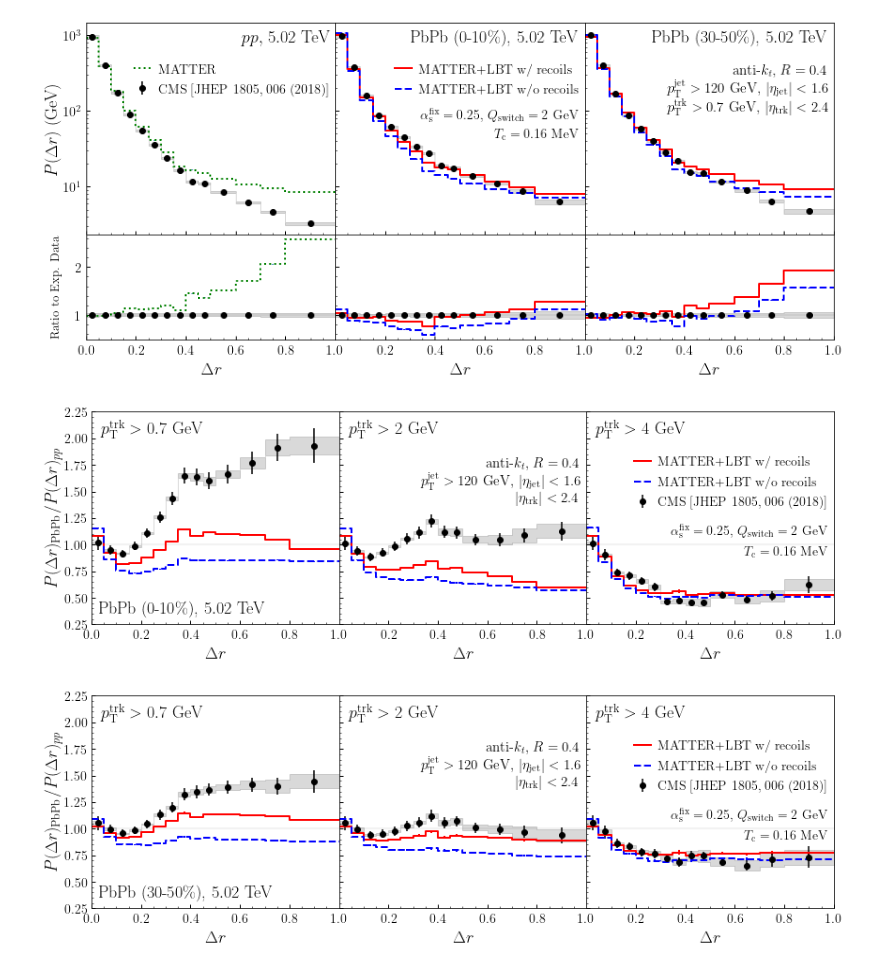
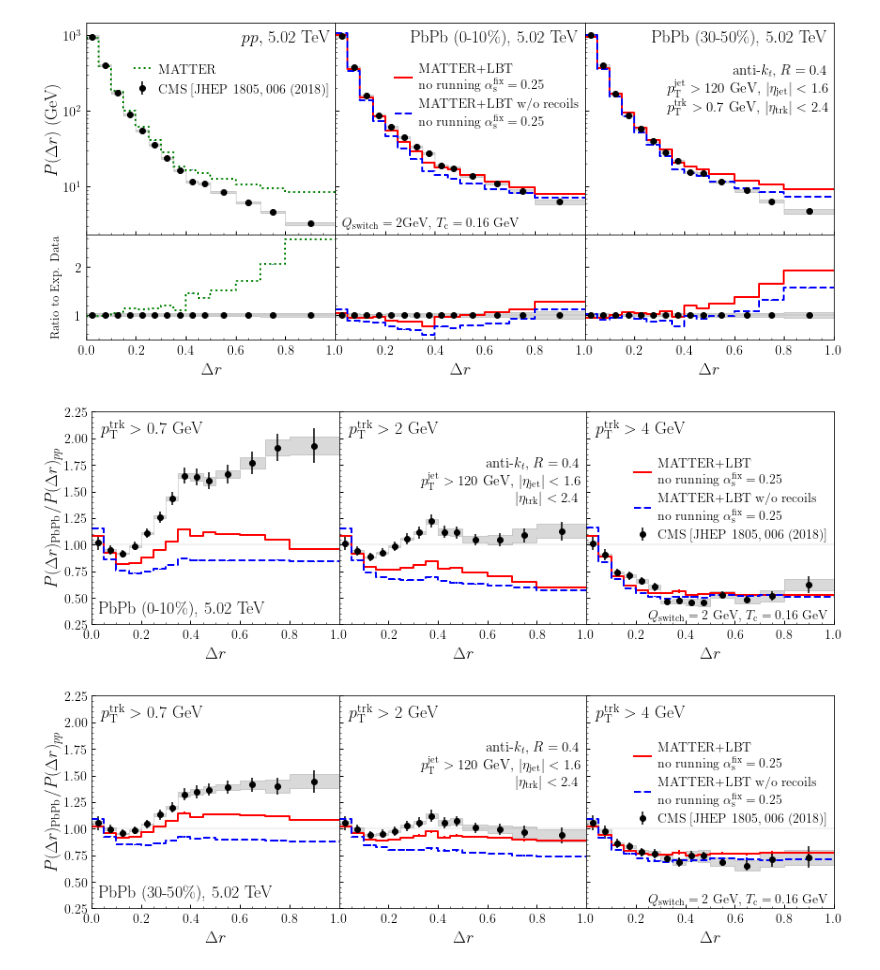
Before and after one commit to yasukitachibana/AAPaperJetAnalysis, a Jupyter notebook: gen_plot/cms_5tev_jet_shape.ipynb, the cells around one changed output. Drawn from its saved outputs; the diff is of its cells as text; code cells hidden in the pictures.

```diff
--- a/gen_plot/cms_5tev_jet_shape.ipynb
+++ b/gen_plot/cms_5tev_jet_shape.ipynb
@@ -110,10 +110,10 @@ ydstep = np.append(datad[:,3],datad[-1,3])
 ydsysp = np.append(datad[:,6],datad[-1,6])
 ydsysm = np.append(datad[:,7],datad[-1,7])
 
-ax2.step(x1step, y1step, where='post', label='MATTER+LBT w/ recoils', color='red',linewidth = 2)
+ax2.step(x1step, y1step, where='post', label='MATTER+LBT\n no running '+r'$\alpha^{\mathrm{fix}}_{\mathrm{s}}=0.25$', color='red',linewidth = 2)
 ax2.errorbar(x1, y1, yerr=y1err, marker="", linestyle="none", color='red',linewidth = 2)
 
-ax2.step(x2step, y2step, where='post', label='MATTER+LBT w/o recoils', linestyle='dashed', color='blue',linewidth = 2)
+ax2.step(x2step, y2step, where='post', label='MATTER+LBT w/o recoils\n no running '+r'$\alpha^{\mathrm{fix}}_{\mathrm{s}}=0.25$', linestyle='dashed', color='blue',linewidth = 2)
 ax2.errorbar(x2, y2, yerr=y2err, marker="", linestyle="none", color='blue',linewidth = 2)
 
 ax2.errorbar(xd, yd, yerr=yderr, marker="o", linestyle="none", color = 'black')
@@ -186,8 +186,7 @@ ax6.errorbar(xd, yd/yd, yerr=yderr/yd, marker="o", linestyle="none", color = 'bl
 ax6.fill_between(xdstep, (ydstep+ydsysm)/ydstep, (ydstep+ydsysp)/ydstep, step='post', color='k', alpha=0.15)
 
 ax3.text(0.975, 100, r'anti-$k_t$, $R=0.4$'+'\n'+r'$p_{\mathrm{T}}^{\mathrm{jet}}>120$ GeV, $|\eta_{\mathrm {jet}}|<1.6$'+'\n'+r'$p_{\mathrm{T}}^{\mathrm{trk}}>0.7$ GeV, $|\eta_{\mathrm {trk}}|<2.4$', fontsize = 15, ha = 'right')
-ax2.text(0.975, 80, r'$\alpha_{\mathrm{s}}^{\mathrm{fix}}=0.25$, $Q_{\mathrm{switch}}=2$ GeV', fontsize = 14, ha = 'right')
-ax2.text(0.975, 45, r'$T_{\mathrm{c}}=0.16$ MeV', fontsize = 14, ha = 'right')
+ax2.text(0.025, 3, r'$Q_{\mathrm{switch}}=2 \mathrm{GeV},\,T_{\mathrm{c}}=0.16$ GeV', fontsize = 14, ha = 'left')
 
 ax1.legend(bbox_to_anchor=(1.05, 0.9), borderaxespad=1,handlelength=1.3, handletextpad=0.5,loc='upper right', fontsize=14,edgecolor='none', frameon=True, facecolor='none')
 ax2.legend(bbox_to_anchor=(1.05, 0.9), borderaxespad=1,handlelength=1.3, handletextpad=0.5,loc='upper right', fontsize=14,edgecolor='none', frameon=True, facecolor='none')
@@ -195,7 +194,7 @@ ax2.legend(bbox_to_anchor=(1.05, 0.9), borderaxespad=1,handlelength=1.3, handlet
 plt.tight_layout()
 plt.savefig("jetshape.pdf")
 # %% [output]
-[figure, old version]
+[figure, new version]
 # %%
 fig, axs = plt.subplots(1, 3, figsize=(12, 4), sharex='col', sharey='row',
                         gridspec_kw={'hspace': 0, 'wspace': 0})
@@ -340,39 +339,39 @@ y2step = np.append(data2[:,3],data2[-1,3])
 
 xd = datad[:,0]
 yd = datad[:,3]
 yderr = datad[:,4]
 xdstep = np.append(datad[:,1],datad[-1,2])
 ydstep = np.append(datad[:,3],datad[-1,3])
 
 ydsysp = np.append(datad[:,6],datad[-1,6])
 ydsysm = np.append(datad[:,7],datad[-1,7])
 
-ax3.step(x1step, y1step, where='post', label='MATTER+LBT w/ recoils', color='red',linewidth = 2)
+ax3.step(x1step, y1step, where='post', label='MATTER+LBT\n no running '+r'$\alpha^{\mathrm{fix}}_{\mathrm{s}}=0.25$', color='red',linewidth = 2)
 ax3.errorbar(x1, y1, yerr=y1err, marker="", linestyle="none", color='red',linewidth = 2)
 
-ax3.step(x2step, y2step, where='post', label='MATTER+LBT w/o recoils', linestyle='dashed', color='blue',linewidth = 2)
+ax3.step(x2step, y2step, where='post', label='MATTER+LBT w/o recoils\n no running '+r'$\alpha^{\mathrm{fix}}_{\mathrm{s}}=0.25$', linestyle='dashed', color='blue',linewidth = 2)
 ax3.errorbar(x2, y2, yerr=y2err, marker="", linestyle="none", color='blue',linewidth = 2)
 
 ax3.errorbar(xd, yd, yerr=yderr, marker="o", linestyle="none", color = 'black',label='CMS [JHEP 1805, 006 (2018)]')
 ax3.fill_between(xdstep, ydstep+ydsysm, ydstep+ydsysp, step='post', color='black', alpha=0.15)
 
 
+
 ######################################################################
 #######
 ax2.text(0.975, 1.4, r'anti-$k_t$, $R=0.4$'+'\n'+r'$p_{\mathrm{T}}^{\mathrm{jet}}>120$ GeV, $|\eta_{\mathrm {jet}}|<1.6$'+'\n'+r'$|\eta_{\mathrm {trk}}|<2.4$', fontsize = 15, ha = 'right')
-ax3.text(0.975, 1.1, r'$\alpha_{\mathrm{s}}^{\mathrm{fix}}=0.25$, $Q_{\mathrm{switch}}=2$ GeV', fontsize = 14, ha = 'right')
-ax3.text(0.975, 0.9, r'$T_{\mathrm{c}}=0.16$ MeV', fontsize = 14, ha = 'right')
+ax3.text(0.975, 0.3, r'$Q_{\mathrm{switch}}=2$ GeV, $T_{\mathrm{c}}=0.16$ GeV', fontsize = 14, ha = 'right')
 
 
-ax3.legend(bbox_to_anchor=(1.05, 0.88), borderaxespad=1,handlelength=1.3, handletextpad=0.5,loc='upper right', fontsize=14,edgecolor='none', frameon=True, facecolor='none')
+ax3.legend(bbox_to_anchor=(1.05, 0.87), borderaxespad=1,handlelength=1.3, handletextpad=0.5,loc='upper right', fontsize=14,edgecolor='none', frameon=True, facecolor='none')
 
 
 
 
 plt.tight_layout()
 plt.savefig("jetshape_raa_c.pdf")
 # %% [output]
-[figure, old version]
+[figure, new version]
 # %%
 fig, axs = plt.subplots(1, 3, figsize=(12, 4), sharex='col', sharey='row',
                         gridspec_kw={'hspace': 0, 'wspace': 0})
@@ -542,24 +541,27 @@ ydsysp = np.append(datad[:,6],datad[-1,6])
 ydsysm = np.append(datad[:,7],datad[-1,7])
 
 
-ax3.step(x1step, y1step, where='post', label='MATTER+LBT w/ recoils', color='red',linewidth = 2)
+
+
+ax3.step(x1step, y1step, where='post', label='MATTER+LBT\n no running '+r'$\alpha^{\mathrm{fix}}_{\mathrm{s}}=0.25$', color='red',linewidth = 2)
 ax3.errorbar(x1, y1, yerr=y1err, marker="", linestyle="none", color='red',linewidth = 2)
 
-ax3.step(x2step, y2step, where='post', label='MATTER+LBT w/o recoils', linestyle='dashed', color='blue',linewidth = 2)
+ax3.step(x2step, y2step, where='post', label='MATTER+LBT w/o recoils\n no running '+r'$\alpha^{\mathrm{fix}}_{\mathrm{s}}=0.25$', linestyle='dashed', color='blue',linewidth = 2)
 ax3.errorbar(x2, y2, yerr=y2err, marker="", linestyle="none", color='blue',linewidth = 2)
 
 ax3.errorbar(xd, yd, yerr=yderr, marker="o", linestyle="none", color = 'black',label='CMS [JHEP 1805, 006 (2018)]')
 ax3.fill_between(xdstep, ydstep+ydsysm, ydstep+ydsysp, step='post', color='black', alpha=0.15)
 
 
+
 ######################################################################
 #######
 ax2.text(0.975, 1.4, r'anti-$k_t$, $R=0.4$'+'\n'+r'$p_{\mathrm{T}}^{\mathrm{jet}}>120$ GeV, $|\eta_{\mathrm {jet}}|<1.6$'+'\n'+r'$|\eta_{\mathrm {trk}}|<2.4$', fontsize = 15, ha = 'right')
-ax3.text(0.975, 1.1, r'$\alpha_{\mathrm{s}}^{\mathrm{fix}}=0.25$, $Q_{\mathrm{switch}}=2$ GeV', fontsize = 14, ha = 'right')
-ax3.text(0.975, 0.9, r'$T_{\mathrm{c}}=0.16$ MeV', fontsize = 14, ha = 'right')
+ax3.text(0.975, 0.3, r'$Q_{\mathrm{switch}}=2$ GeV, $T_{\mathrm{c}}=0.16$ GeV', fontsize = 14, ha = 'right')
 
 
-ax3.legend(bbox_to_anchor=(1.05, 0.88), borderaxespad=1,handlelength=1.3, handletextpad=0.5,loc='upper right', fontsize=14,edgecolor='none', frameon=True, facecolor='none')
+ax3.legend(bbox_to_anchor=(1.05, 0.87), borderaxespad=1,handlelength=1.3, handletextpad=0.5,loc='upper right', fontsize=14,edgecolor='none', frameon=True, facecolor='none')
+
 
 
 
@@ -567,4 +569,4 @@ ax3.legend(bbox_to_anchor=(1.05, 0.88), borderaxespad=1,handlelength=1.3, handle
 plt.tight_layout()
 plt.savefig("jetshape_raa_p.pdf")
 # %% [output]
-[figure, old version]
+[figure, new version]
```
Also changed, not shown: 6 other files.
